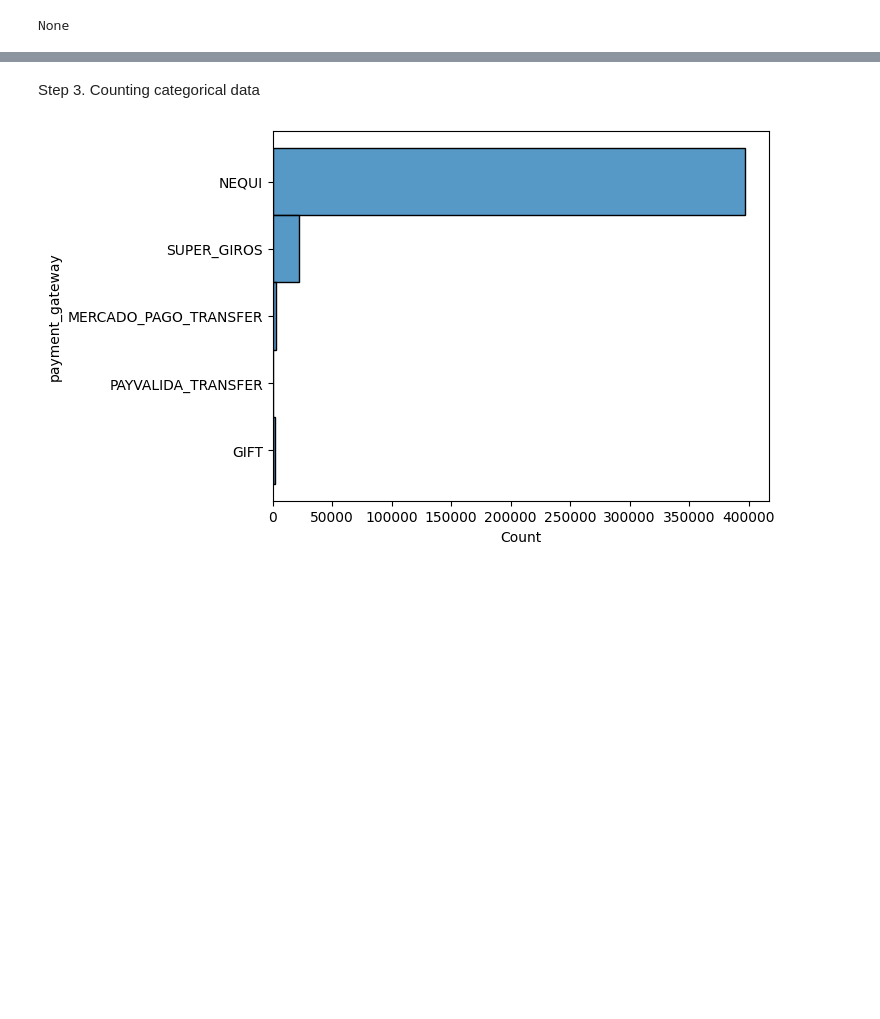
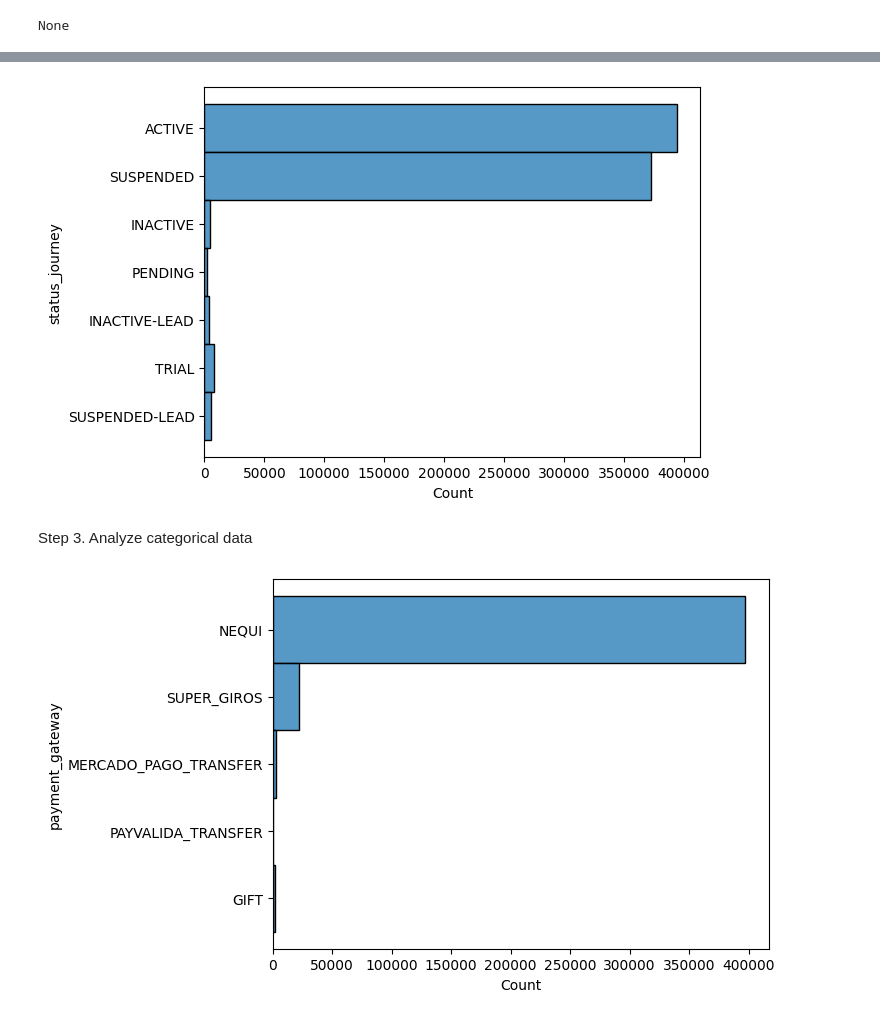
Before and after one commit to mcabas/job_search_tests, a Jupyter notebook: Fibrazo/EDA_fibrazo.ipynb, the cells around one changed output, grey strips where cells are left out. Saved outputs shown, nothing was run; the diff lists cells and outputs as text; code cells hidden in the pictures; blank space fills up the shorter version.

```diff
--- a/Fibrazo/EDA_fibrazo.ipynb
+++ b/Fibrazo/EDA_fibrazo.ipynb
@@ -330,0 +547,13 @@ None
+# %%
+# Validate which rows in `created_at` are not in ascending order
+specific_group_sorted["is_ascending"] = specific_group_sorted["created_at"].diff() >= pd.Timedelta(0)
+
+# Identify rows where `created_at` is not in ascending order
+non_ascending_rows = specific_group_sorted[specific_group_sorted["is_ascending"] == False]
+
+# Display the rows where `created_at` is not in ascending order
+print("Rows where `created_at` is not in ascending order:")
+display(non_ascending_rows)
+
+# `created_at` does not seem to be consistently increasing along with the id value,
+#  however, these exceptions are only 0.1% of the sample
@@ -330,0 +674,13 @@ None
+# %%
+df_clients["year"] = df_clients["created_at"].dt.year
+df_clients["month"] = df_clients["created_at"].dt.month
+df_clients["weekday"] = df_clients["created_at"].dt.weekday
+
+df_clients["week_number"] = df_clients["created_at"].dt.isocalendar().week
+
+# Create 'year_week' column by concatenating year and week number
+df_clients["year_week"] = df_clients["year"].astype(str) + "_" + df_clients["week_number"].astype(str)
+
+display(
+    df_clients.info()
+)
@@ -330,0 +708,11 @@ None
+# %%
+# Perform inner join on gaiia_id (df_clients + df_client_journey)
+df_merged = pd.merge(
+    df_clients,
+    df_client_journey,
+    on="gaiia_id",
+    how="inner",
+    suffixes=("_client", "_journey")
+)
+# Display the merged DataFrame
+display(df_merged.head(2))
@@ -331,5 +723,15 @@ None
+# %%
+# Import the required visualization libraries
+import seaborn as sns
+import matplotlib.pyplot as plt
+
+# Create a histogram of 2021 unemployment; show a full percent in each bin
+sns.histplot(data=df_merged, y="status_journey", binwidth=1)
+plt.show()
+# %% [output]
+[figure, added]
 # %% [markdown]
-Step 3. Counting categorical data
+Step 3. Analyze categorical data
 # %%
 # Import the required visualization libraries
 import seaborn as sns
```
Also changed, not shown: parts of 28 cells of this notebook.
